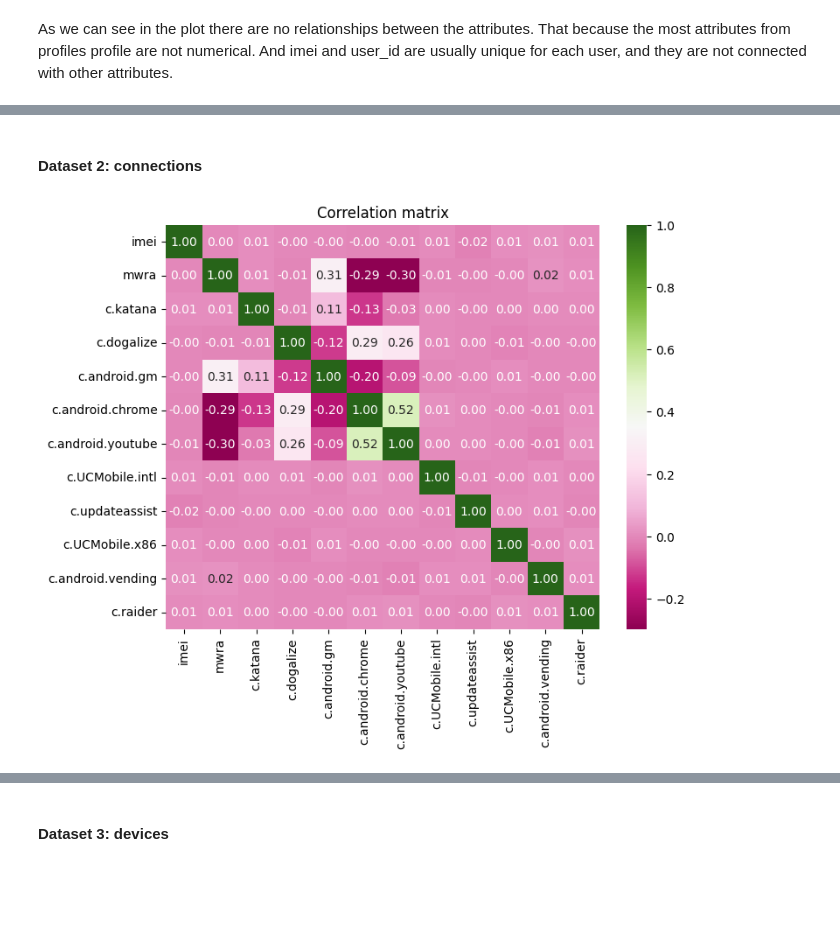
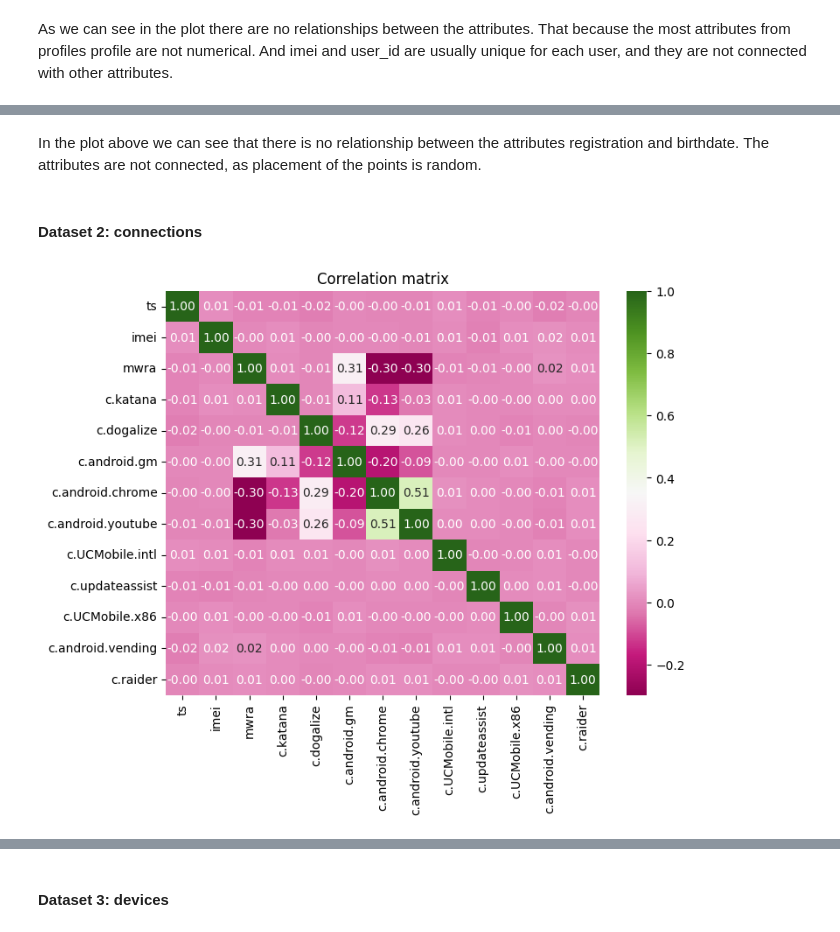
Before and after one commit to myrres0/IAU-2024, a Jupyter notebook: phase-1.ipynb, the cells around one changed output, grey strips where cells are left out. Saved outputs shown, nothing was run; the diff lists cells and outputs as text; code cells hidden in the pictures; blank space fills up the shorter version.

```diff
--- a/phase-1.ipynb
+++ b/phase-1.ipynb
@@ -265,0 +388,2 @@ connections_data.shape[0] - connections_data.drop_duplicates().shape[0]
+# %%
+connections_data = connections_data.drop_duplicates()
@@ -265,0 +407,2 @@ connections_data.shape[0] - connections_data.drop_duplicates().shape[0]
+# %%
+connections_data['ts'] = pd.to_datetime(connections_data['ts'], format='%Y-%m-%d %H:%M:%S')
@@ -434,14 +598,16 @@ As we can see in the plot there are no relationships between the attributes. Tha
+# %% [markdown]
+In the plot above we can see that there is no relationship between the attributes registration and birthdate. The attributes are not connected, as placement of the points is random.
 # %% [markdown]
 #### Dataset 2: connections
 # %%
-numeric_cols = connections_data.select_dtypes(include=np.number)
+numeric_cols = connections_data.select_dtypes(include=[np.number, np.datetime64])
 corr_matrix = numeric_cols.corr()
 plt.figure(figsize=(8, 6))
 sns.heatmap(corr_matrix, fmt='.2f', annot=True, cmap='PiYG')
 plt.title('Correlation matrix')
 plt.show()
 # %% [output]
-[figure, old version]
+[figure, new version]
 # %% [markdown]
 In the plot above we can see the correlation between the attributes.
 Below is written attributes that we're going to analyze in the next steps:
```
Also changed, not shown: parts of 88 cells of this notebook.
